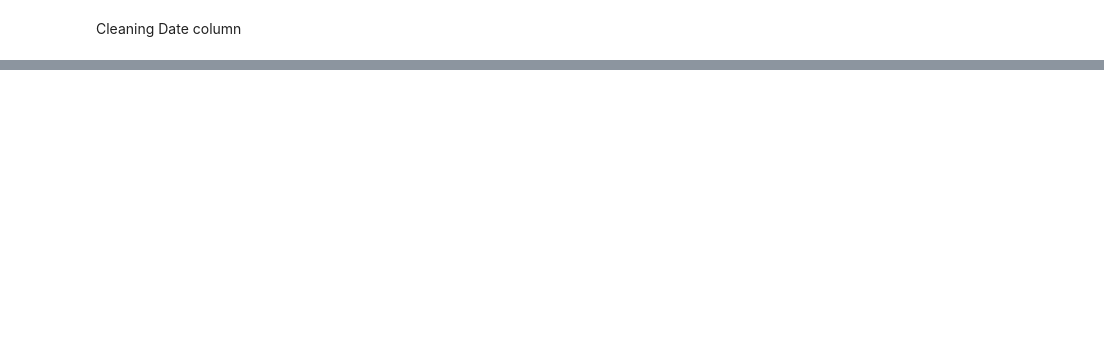
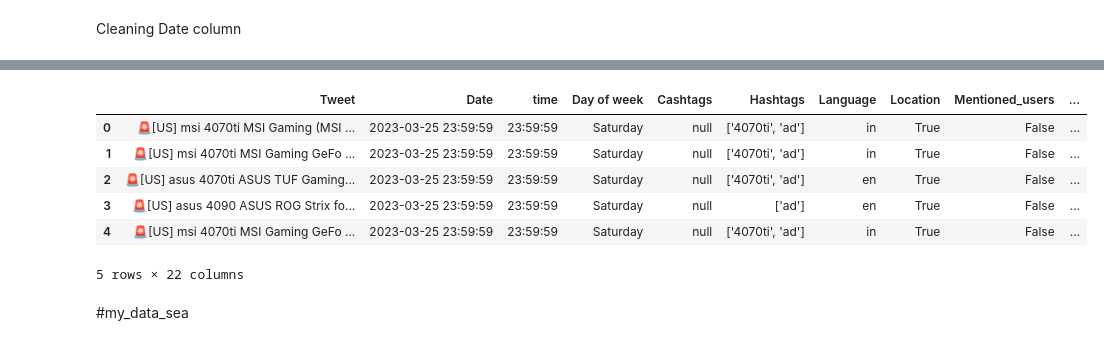
Before and after one commit to chehansivaruban/social_lifter, a Jupyter notebook: data_science/data_cleaning.ipynb, the cells around one changed output, grey strips where cells are left out. Saved outputs shown, nothing was run; the diff lists cells and outputs as text; code cells hidden in the pictures; blank space fills up the shorter version.

```diff
--- a/data_science/data_cleaning.ipynb
+++ b/data_science/data_cleaning.ipynb
@@ -146,0 +598,12 @@ ValueError: ignored
+# %%
+df_data.head()
+# %% [output]
+|  | Tweet | Date | time | Day of week | Cashtags | Hashtags | Language | Location | Mentioned_users | ... |
+| 0 | 🚨[US] msi 4070ti MSI Gaming (MSI ... | 2023-03-25 23:59:59 | 23:59:59 | Saturday | null | ['4070ti', 'ad'] | in | True | False | ... |
+| 1 | 🚨[US] msi 4070ti MSI Gaming GeFo ... | 2023-03-25 23:59:59 | 23:59:59 | Saturday | null | ['4070ti', 'ad'] | in | True | False | ... |
+| 2 | 🚨[US] asus 4070ti ASUS TUF Gaming... | 2023-03-25 23:59:59 | 23:59:59 | Saturday | null | ['4070ti', 'ad'] | en | True | False | ... |
+| 3 | 🚨[US] asus 4090 ASUS ROG Strix fo... | 2023-03-25 23:59:59 | 23:59:59 | Saturday | null | ['ad'] | en | True | False | ... |
+| 4 | 🚨[US] msi 4070ti MSI Gaming GeFo ... | 2023-03-25 23:59:59 | 23:59:59 | Saturday | null | ['4070ti', 'ad'] | in | True | False | ... |
+5 rows × 22 columns
+# %% [markdown]
+#my_data_sea
```
Also changed, not shown: parts of 81 cells of this notebook.
